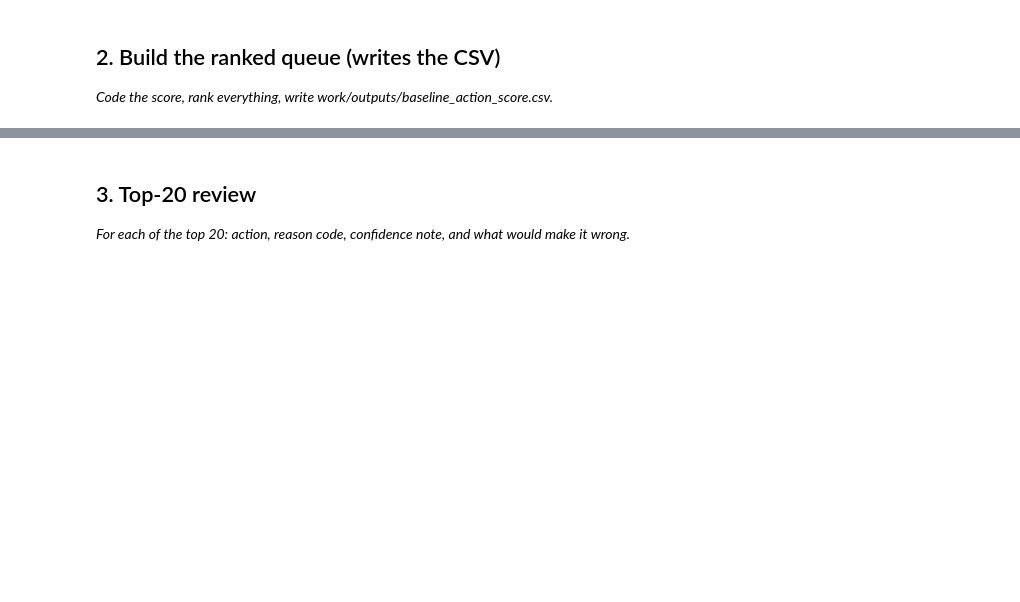
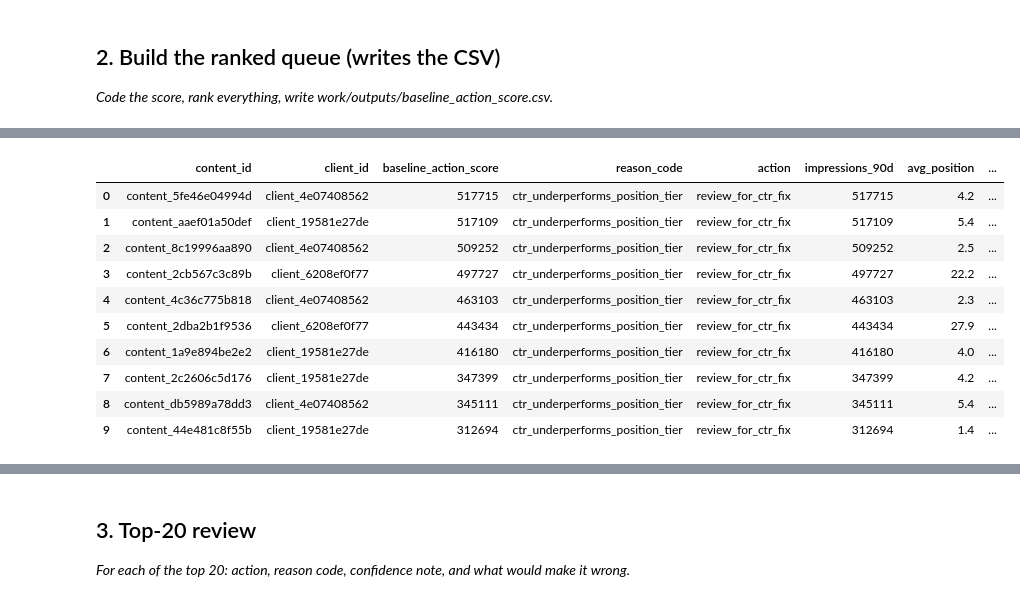
Before and after one commit to EimanZahra1472/flyrank-ml-internship-starter, a Jupyter notebook: work/notebooks/w04_baseline_score.ipynb, the cells around one changed output, grey strips where cells are left out. Drawn from its saved outputs; the diff is of its cells as text; code cells hidden in the pictures; blank space fills up the shorter version.

```diff
--- a/work/notebooks/w04_baseline_score.ipynb
+++ b/work/notebooks/w04_baseline_score.ipynb
@@ -15,0 +36,7 @@ This skeleton is yours to fill. Work the sections **in order** — each one has
+# %%
+df["stale"] = (df["days_since_last_update"] >= 180).astype(int)
+
+bucket1 = df.groupby("stale")["is_declining"].agg(["mean", "count"])
+bucket1.columns = ["decline_rate", "n"]
+print(bucket1)
+print(f"\nOverall decline rate (base rate): {df['is_declining'].mean():.3f}")
@@ -15,0 +50,10 @@ This skeleton is yours to fill. Work the sections **in order** — each one has
+# %%
+df["position_tier"] = pd.cut(df["avg_position"], bins=[0, 3, 10, 20, 1000],
+                               labels=["1-3", "4-10", "11-20", "21+"])
+
+tier_avg_ctr = df.groupby("position_tier")["ctr"].transform("mean")
+df["below_tier_avg_ctr"] = (df["ctr"] < tier_avg_ctr).astype(int)
+
+bucket2 = df.groupby("below_tier_avg_ctr")["is_declining"].agg(["mean", "count"])
+bucket2.columns = ["decline_rate", "n"]
+print(bucket2)
@@ -22,0 +75,51 @@ This skeleton is yours to fill. Work the sections **in order** — each one has
+# %%
+# --- Build the transparent baseline score ---
+# Rule (plain words): a page is worth reviewing first if its CTR underperforms
+# its own position tier's average AND it has meaningful traffic (impressions).
+# Staleness was tested and dropped — it didn't separate decliners from non-decliners.
+
+VOLUME_THRESHOLD = 500  # matches the "visible" threshold used in notebooks 01/02
+
+df["visible"] = (df["impressions_90d"] >= VOLUME_THRESHOLD).astype(int)
+
+# Score: readable on purpose — no fitted weights, just simple conditions
+df["baseline_action_score"] = (
+    df["below_tier_avg_ctr"] * df["visible"] * df["impressions_90d"]
+)
+
+# Reason code — ONE code, as the card asks
+df["reason_code"] = "ctr_underperforms_position_tier"
+
+# Action label
+df["action"] = np.where(
+    df["baseline_action_score"] > 0,
+    "review_for_ctr_fix",
+    "no_action"
+)
+
+# Rank
+ranked = df.sort_values("baseline_action_score", ascending=False).reset_index(drop=True)
+
+# --- Precision@K, with base rate for context ---
+def precision_at_k(scores, labels, k):
+    order = np.argsort(-np.asarray(scores))
+    return np.asarray(labels)[order[:k]].mean()
+
+y = df["is_declining"].values
+base_rate = y.mean()
+
+for k in (20, 50):
+    p_k = precision_at_k(df["baseline_action_score"], y, k)
+    print(f"Precision@{k}: {p_k:.3f}   (base rate: {base_rate:.3f})")
+
+# --- Write the CSV (not committed to git — regenerates on every run) ---
+import os
+os.makedirs("work/outputs", exist_ok=True)
+
+output_cols = ["content_id", "client_id", "baseline_action_score", "reason_code",
+               "action", "impressions_90d", "avg_position", "ctr", "is_declining"]
+ranked[output_cols].to_csv("work/outputs/baseline_action_score.csv", index=False)
+
+print(f"\nWrote {len(ranked)} rows to work/outputs/baseline_action_score.csv")
+ranked[output_cols].head(10)
+# %% [output]
@@ -22,0 +130,11 @@ This skeleton is yours to fill. Work the sections **in order** — each one has
+|  | content_id | client_id | baseline_action_score | reason_code | action | impressions_90d | avg_position | ... |
+| 0 | content_5fe46e04994d | client_4e07408562 | 517715 | ctr_underperforms_position_tier | review_for_ctr_fix | 517715 | 4.2 | ... |
+| 1 | content_aaef01a50def | client_19581e27de | 517109 | ctr_underperforms_position_tier | review_for_ctr_fix | 517109 | 5.4 | ... |
+| 2 | content_8c19996aa890 | client_4e07408562 | 509252 | ctr_underperforms_position_tier | review_for_ctr_fix | 509252 | 2.5 | ... |
+| 3 | content_2cb567c3c89b | client_6208ef0f77 | 497727 | ctr_underperforms_position_tier | review_for_ctr_fix | 497727 | 22.2 | ... |
+| 4 | content_4c36c775b818 | client_4e07408562 | 463103 | ctr_underperforms_position_tier | review_for_ctr_fix | 463103 | 2.3 | ... |
+| 5 | content_2dba2b1f9536 | client_6208ef0f77 | 443434 | ctr_underperforms_position_tier | review_for_ctr_fix | 443434 | 27.9 | ... |
+| 6 | content_1a9e894be2e2 | client_19581e27de | 416180 | ctr_underperforms_position_tier | review_for_ctr_fix | 416180 | 4.0 | ... |
+| 7 | content_2c2606c5d176 | client_19581e27de | 347399 | ctr_underperforms_position_tier | review_for_ctr_fix | 347399 | 4.2 | ... |
+| 8 | content_db5989a78dd3 | client_4e07408562 | 345111 | ctr_underperforms_position_tier | review_for_ctr_fix | 345111 | 5.4 | ... |
+| 9 | content_44e481c8f55b | client_19581e27de | 312694 | ctr_underperforms_position_tier | review_for_ctr_fix | 312694 | 1.4 | ... |
```
Also changed, not shown: parts of 13 cells of this notebook.
